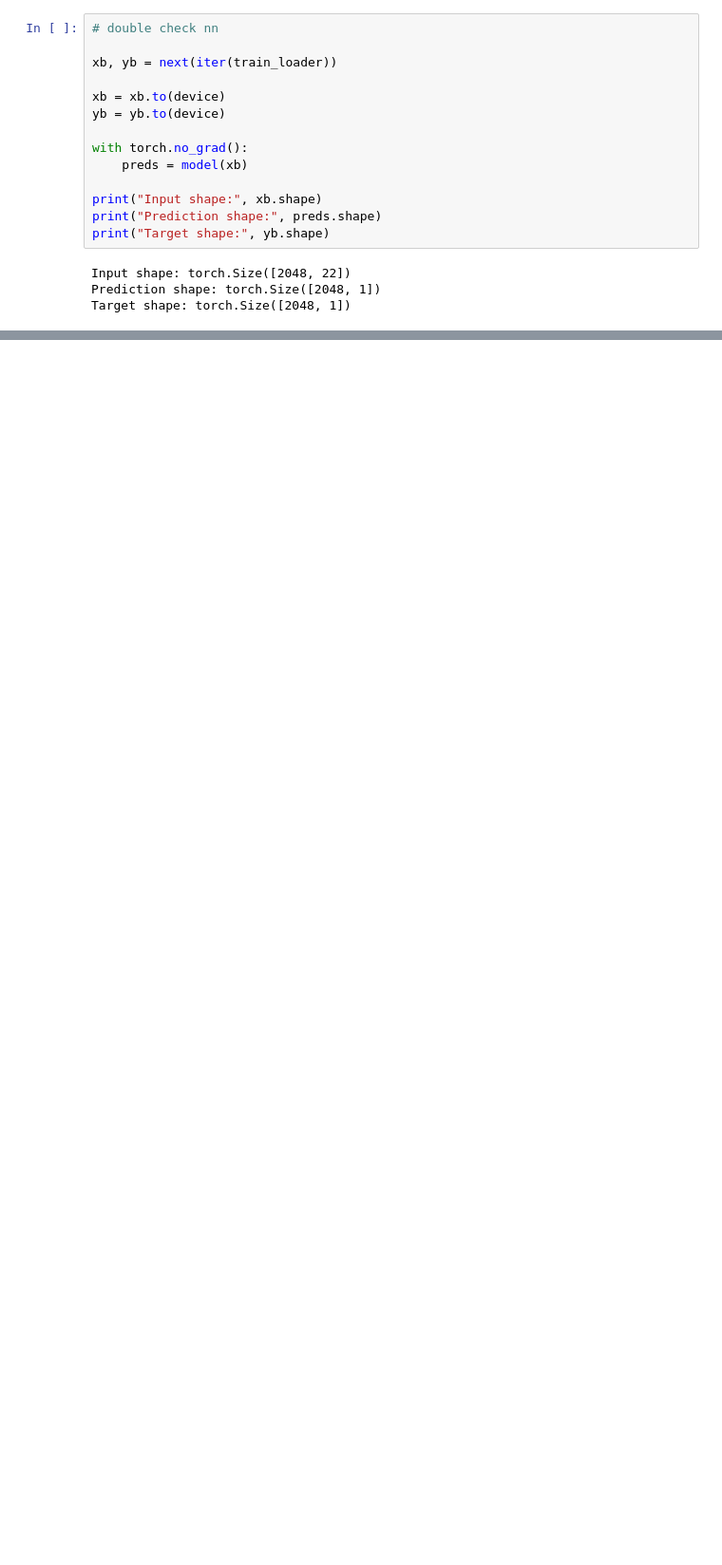
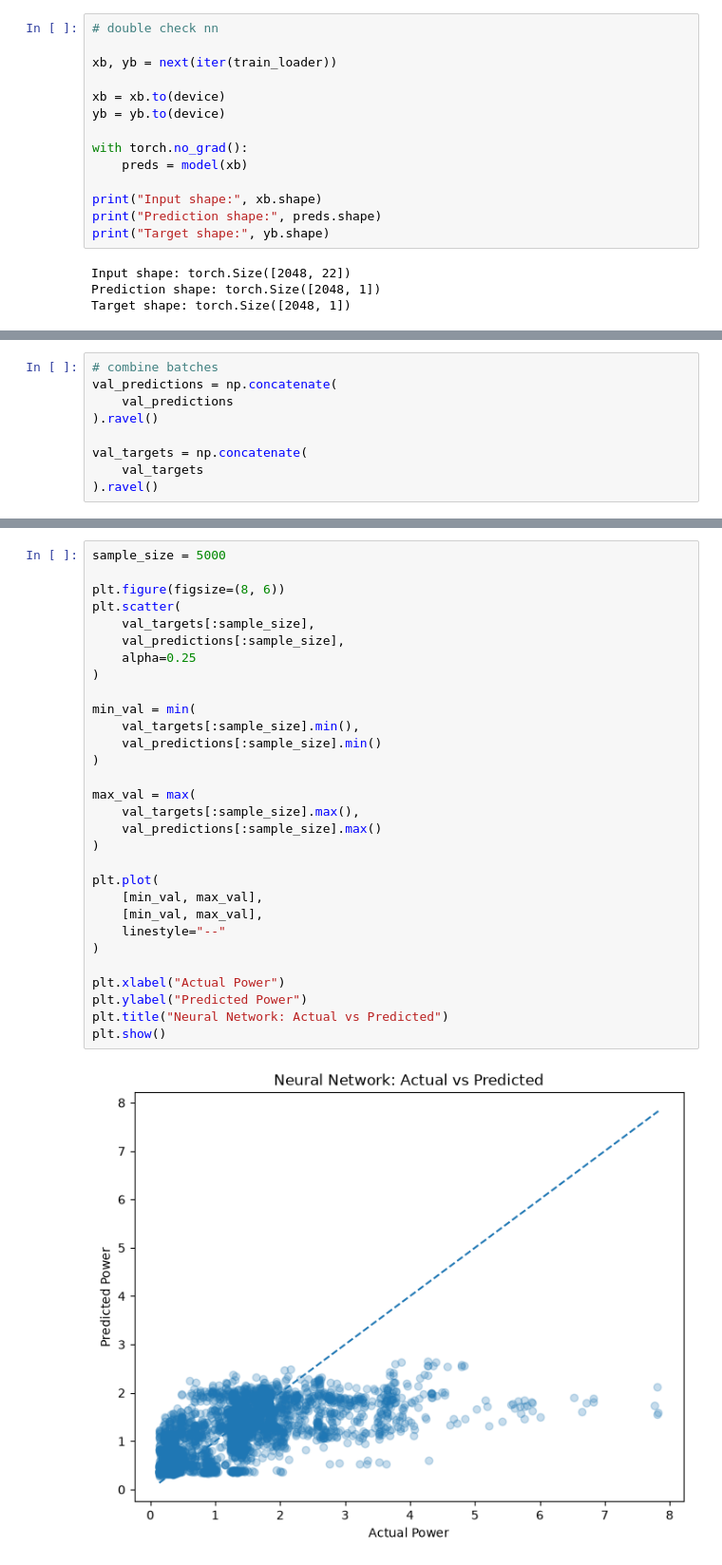
Before and after one commit to dmurray-data/deep-learning-tabular, a Jupyter notebook: notebooks/06_pytorch_neural_network.ipynb, the cells around one changed output, grey strips where cells are left out. Shown at 95% size. Drawn from its saved outputs; the diff is of its cells as text; blank space fills up the shorter version.

Commit message:
eval best nn model, compare to grad boost, plot

```diff
--- a/notebooks/06_pytorch_neural_network.ipynb
+++ b/notebooks/06_pytorch_neural_network.ipynb
@@ -607,0 +632,9 @@ plt.show()
+# %%
+# combine batches
+val_predictions = np.concatenate(
+    val_predictions
+).ravel()
+
+val_targets = np.concatenate(
+    val_targets
+).ravel()
@@ -607,0 +691,32 @@ plt.show()
+# %%
+sample_size = 5000
+
+plt.figure(figsize=(8, 6))
+plt.scatter(
+    val_targets[:sample_size],
+    val_predictions[:sample_size],
+    alpha=0.25
+)
+
+min_val = min(
+    val_targets[:sample_size].min(),
+    val_predictions[:sample_size].min()
+)
+
+max_val = max(
+    val_targets[:sample_size].max(),
+    val_predictions[:sample_size].max()
+)
+
+plt.plot(
+    [min_val, max_val],
+    [min_val, max_val],
+    linestyle="--"
+)
+
+plt.xlabel("Actual Power")
+plt.ylabel("Predicted Power")
+plt.title("Neural Network: Actual vs Predicted")
+plt.show()
+# %% [output]
+[figure, added]
```
Also changed, not shown: parts of 9 cells of this notebook.
